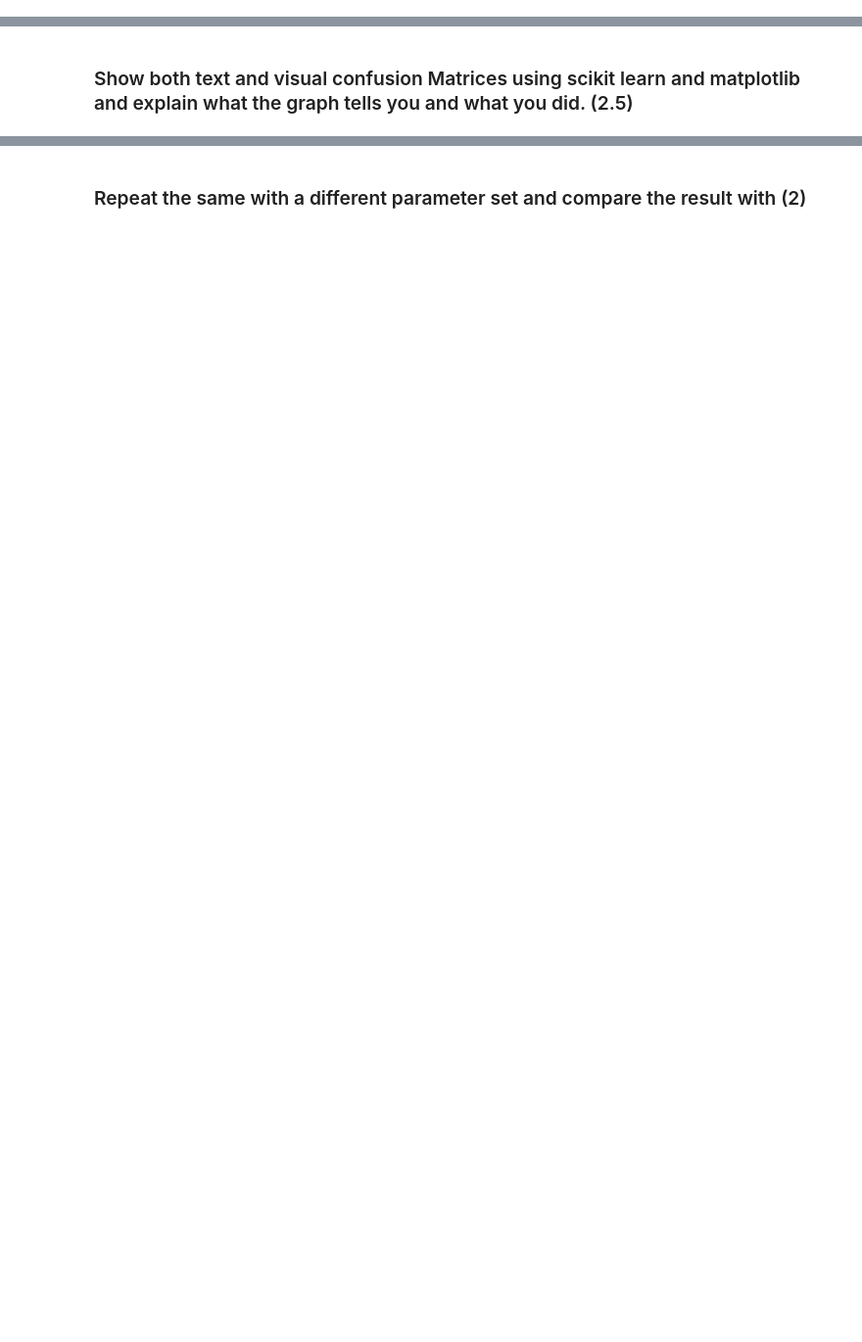
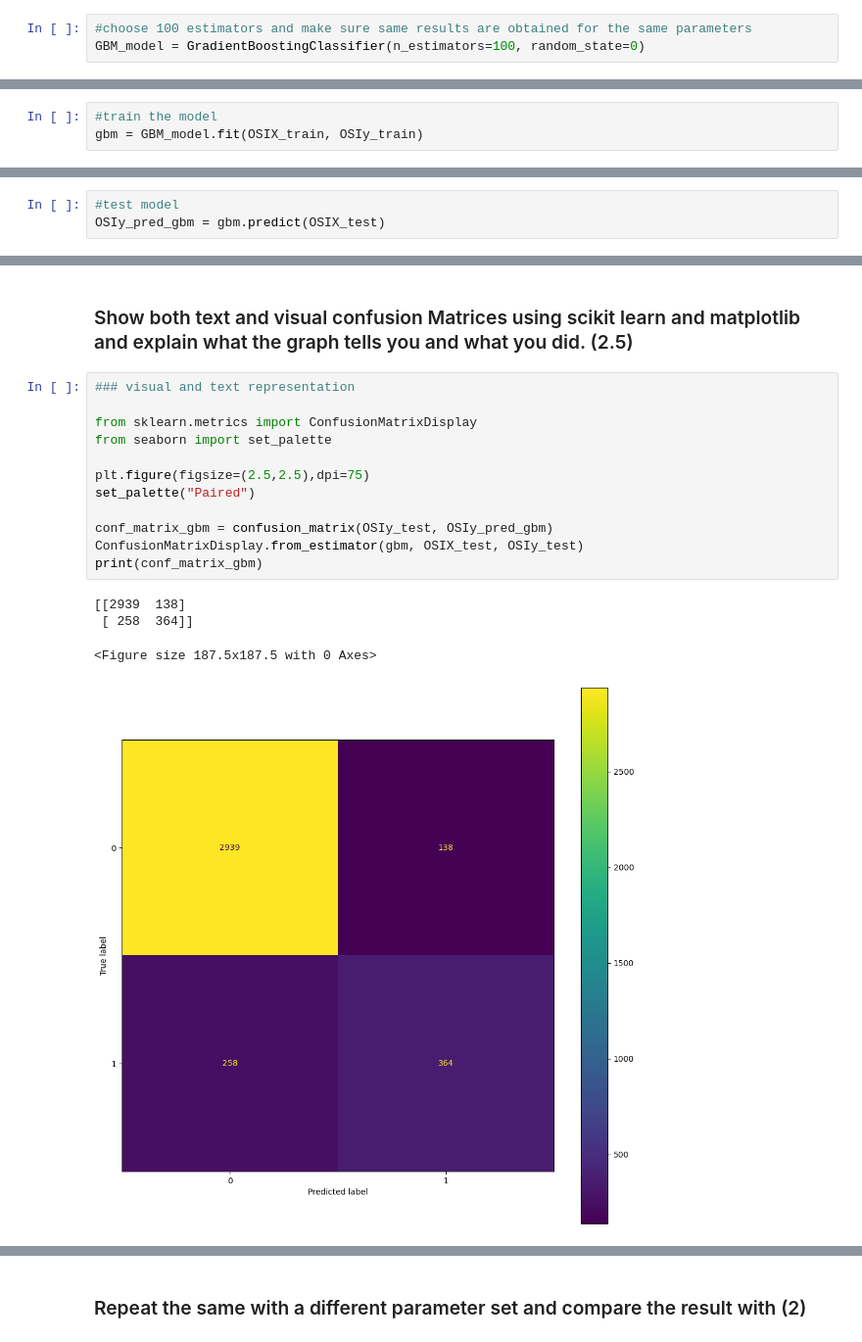
Before and after one commit to nwu1017/ANLY605-ML_AppDeployment, a Jupyter notebook: assignment1/Assignment02_nw388.ipynb, the cells around one changed output, grey strips where cells are left out. Shown: that part at 98% size. Saved outputs shown, nothing was run; the diff lists cells and outputs as text; blank space fills up the shorter version.

```diff
--- a/assignment1/Assignment02_nw388.ipynb
+++ b/assignment1/Assignment02_nw388.ipynb
@@ -289,8 +373,17 @@ ConfusionMatrixDisplay.from_estimator(ada_fit, OSIX_test, OSIy_test)
 # %% [markdown]
 ### Create the appropriate classifier and describe what the syntax represents and what parameters you choose (1.5)
+# %%
+#choose 100 estimators and make sure same results are obtained for the same parameters
+GBM_model = GradientBoostingClassifier(n_estimators=100, random_state=0)
 # %% [markdown]
 ### Train classifier on train data and explain what you did. (1.5)
+# %%
+#train the model
+gbm = GBM_model.fit(OSIX_train, OSIy_train)
 # %% [markdown]
 ### Test/fit classifier test data and explain what you did. (1.5)
+# %%
+#test model
+OSIy_pred_gbm = gbm.predict(OSIX_test)
 # %% [markdown]
 ### Calculate accuracy and explain what you did. (1.5)
@@ -297,2 +403,19 @@ ConfusionMatrixDisplay.from_estimator(ada_fit, OSIX_test, OSIy_test)
 # %% [markdown]
 ### Show both text and visual confusion Matrices using scikit learn and matplotlib and explain what the graph tells you and what you did. (2.5)
+# %%
+### visual and text representation
+
+from sklearn.metrics import ConfusionMatrixDisplay
+from seaborn import set_palette
+
+plt.figure(figsize=(2.5,2.5),dpi=75)
+set_palette("Paired")
+
+conf_matrix_gbm = confusion_matrix(OSIy_test, OSIy_pred_gbm)
+ConfusionMatrixDisplay.from_estimator(gbm, OSIX_test, OSIy_test)
+print(conf_matrix_gbm)
+# %% [output]
+[[2939  138]
+ [ 258  364]]
+<Figure size 187.5x187.5 with 0 Axes>
+[figure, added]
```
Also changed, not shown: parts of 40 cells of this notebook.
